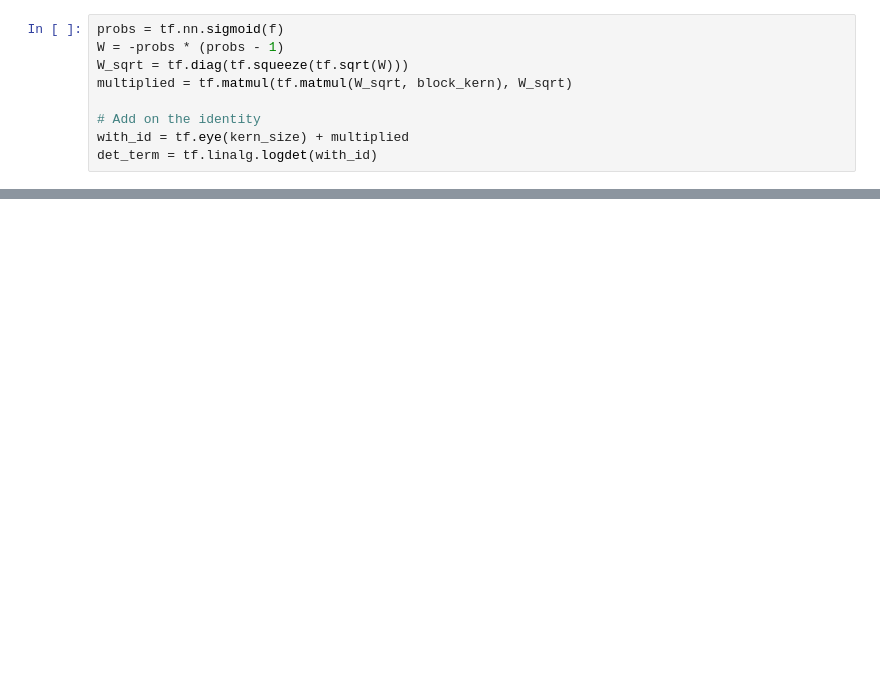
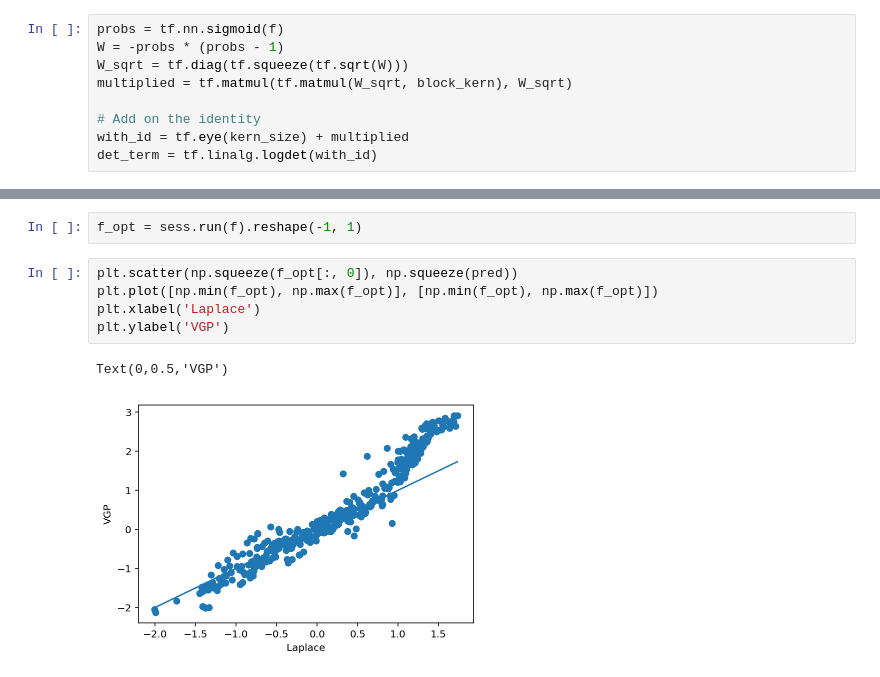
Before and after one commit to martiningram/laplace_gp, a Jupyter notebook: jupyter_experiments/Experiment with Laplace approximation to GP.ipynb, the cells around one changed output, grey strips where cells are left out. Drawn from its saved outputs; the diff is of its cells as text; blank space fills up the shorter version.

```diff
--- a/jupyter_experiments/Experiment with Laplace approximation to GP.ipynb
+++ b/jupyter_experiments/Experiment with Laplace approximation to GP.ipynb
@@ -153,0 +191,10 @@ array([[4., 5., 2., 8., 3., 9., 5., 3.],
+# %%
+f_opt = sess.run(f).reshape(-1, 1)
+# %%
+plt.scatter(np.squeeze(f_opt[:, 0]), np.squeeze(pred))
+plt.plot([np.min(f_opt), np.max(f_opt)], [np.min(f_opt), np.max(f_opt)])
+plt.xlabel('Laplace')
+plt.ylabel('VGP')
+# %% [output]
+Text(0,0.5,'VGP')
+[figure, added]
```
Also changed, not shown: parts of 20 cells of this notebook.
